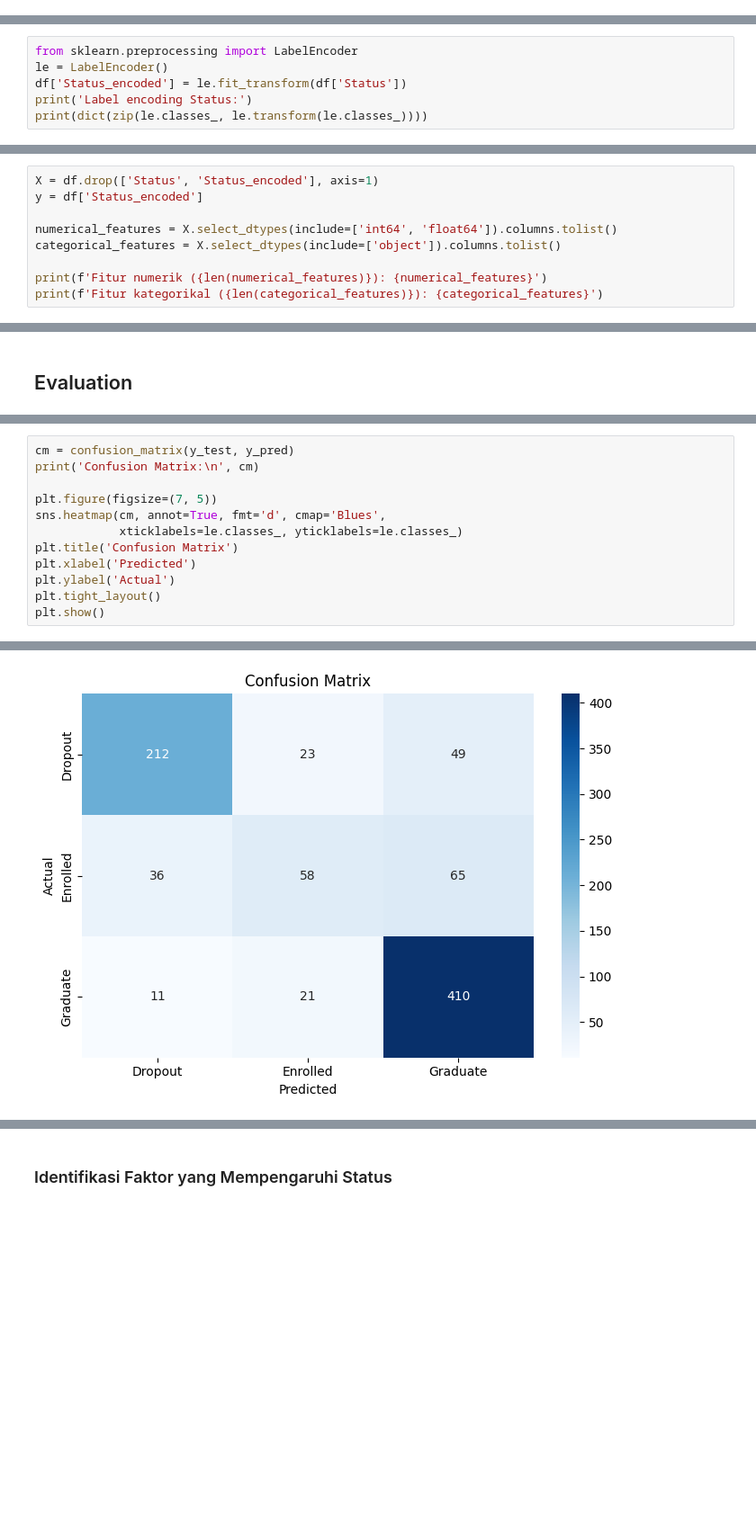
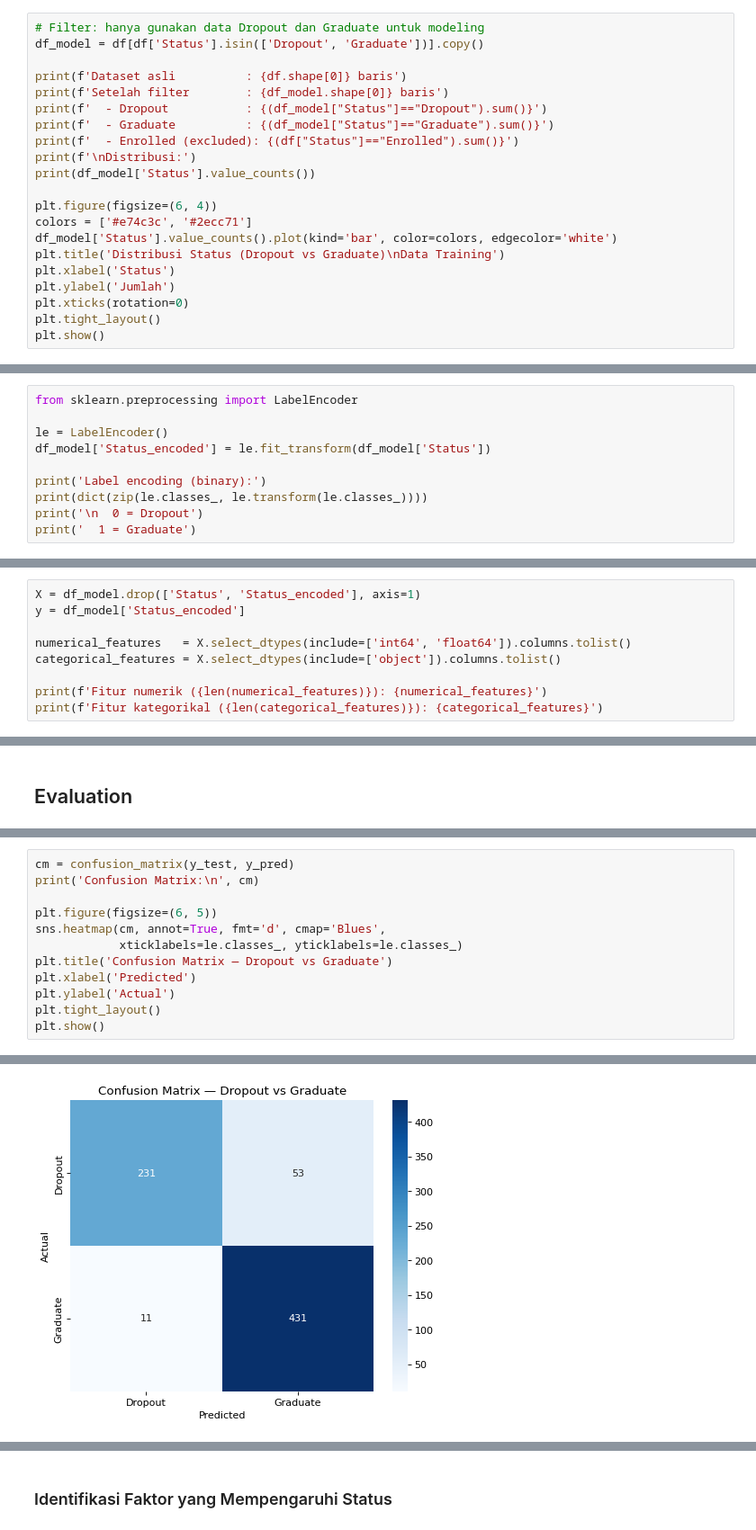
Before and after one commit to Ariiajaa/Dashboard_student, a Jupyter notebook: notebook.ipynb, the cells around one changed output, grey strips where cells are left out. Shown at 90% size. Drawn from its saved outputs; the diff is of its cells as text; blank space fills up the shorter version.

```diff
--- a/notebook.ipynb
+++ b/notebook.ipynb
@@ -407,0 +412,21 @@ Ringkasan Temuan EDA
+# %%
+# Filter: hanya gunakan data Dropout dan Graduate untuk modeling
+df_model = df[df['Status'].isin(['Dropout', 'Graduate'])].copy()
+
+print(f'Dataset asli          : {df.shape[0]} baris')
+print(f'Setelah filter        : {df_model.shape[0]} baris')
+print(f'  - Dropout           : {(df_model["Status"]=="Dropout").sum()}')
+print(f'  - Graduate          : {(df_model["Status"]=="Graduate").sum()}')
+print(f'  - Enrolled (excluded): {(df["Status"]=="Enrolled").sum()}')
+print(f'\nDistribusi:')
+print(df_model['Status'].value_counts())
+
+plt.figure(figsize=(6, 4))
+colors = ['#e74c3c', '#2ecc71']
+df_model['Status'].value_counts().plot(kind='bar', color=colors, edgecolor='white')
+plt.title('Distribusi Status (Dropout vs Graduate)\nData Training')
+plt.xlabel('Status')
+plt.ylabel('Jumlah')
+plt.xticks(rotation=0)
+plt.tight_layout()
+plt.show()
@@ -409,8 +452,12 @@ Ringkasan Temuan EDA
 ### Label Encoding Target
 # %%
 from sklearn.preprocessing import LabelEncoder
+
 le = LabelEncoder()
-df['Status_encoded'] = le.fit_transform(df['Status'])
-print('Label encoding Status:')
+df_model['Status_encoded'] = le.fit_transform(df_model['Status'])
+
+print('Label encoding (binary):')
 print(dict(zip(le.classes_, le.transform(le.classes_))))
+print('\n  0 = Dropout')
+print('  1 = Graduate')
 # %% [output]
@@ -421,10 +475,10 @@ Label encoding Status:
 # %% [markdown]
 ### Memisahkan Fitur dan Target
 # %%
-X = df.drop(['Status', 'Status_encoded'], axis=1)
-y = df['Status_encoded']
+X = df_model.drop(['Status', 'Status_encoded'], axis=1)
+y = df_model['Status_encoded']
 
-numerical_features = X.select_dtypes(include=['int64', 'float64']).columns.tolist()
+numerical_features   = X.select_dtypes(include=['int64', 'float64']).columns.tolist()
 categorical_features = X.select_dtypes(include=['object']).columns.tolist()
 
 print(f'Fitur numerik ({len(numerical_features)}): {numerical_features}')
@@ -558,10 +632,10 @@ weighted avg       0.76      0.77      0.75       885
 cm = confusion_matrix(y_test, y_pred)
 print('Confusion Matrix:\n', cm)
 
-plt.figure(figsize=(7, 5))
+plt.figure(figsize=(6, 5))
 sns.heatmap(cm, annot=True, fmt='d', cmap='Blues',
             xticklabels=le.classes_, yticklabels=le.classes_)
-plt.title('Confusion Matrix')
+plt.title('Confusion Matrix — Dropout vs Graduate')
 plt.xlabel('Predicted')
 plt.ylabel('Actual')
 plt.tight_layout()
@@ -574 +647 @@ Confusion Matrix:
-[figure, old version]
+[figure, new version]
```
Also changed, not shown: parts of 28 cells of this notebook, 9 other files.
